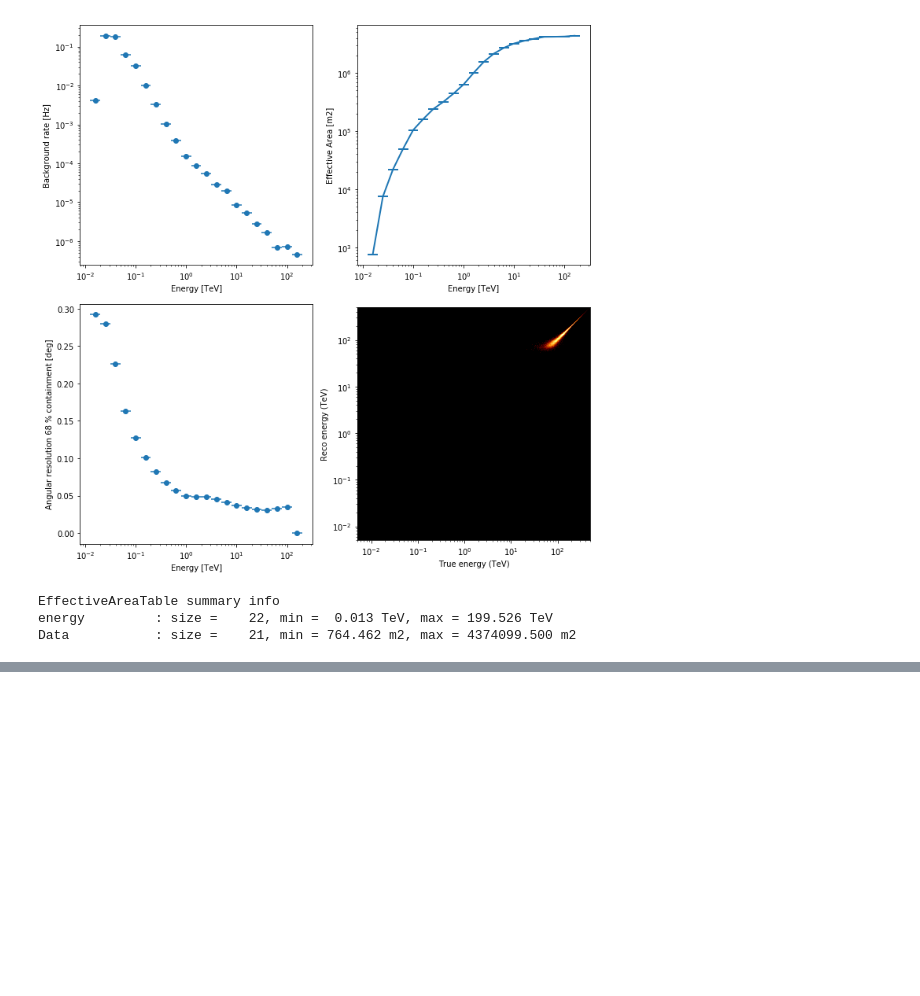
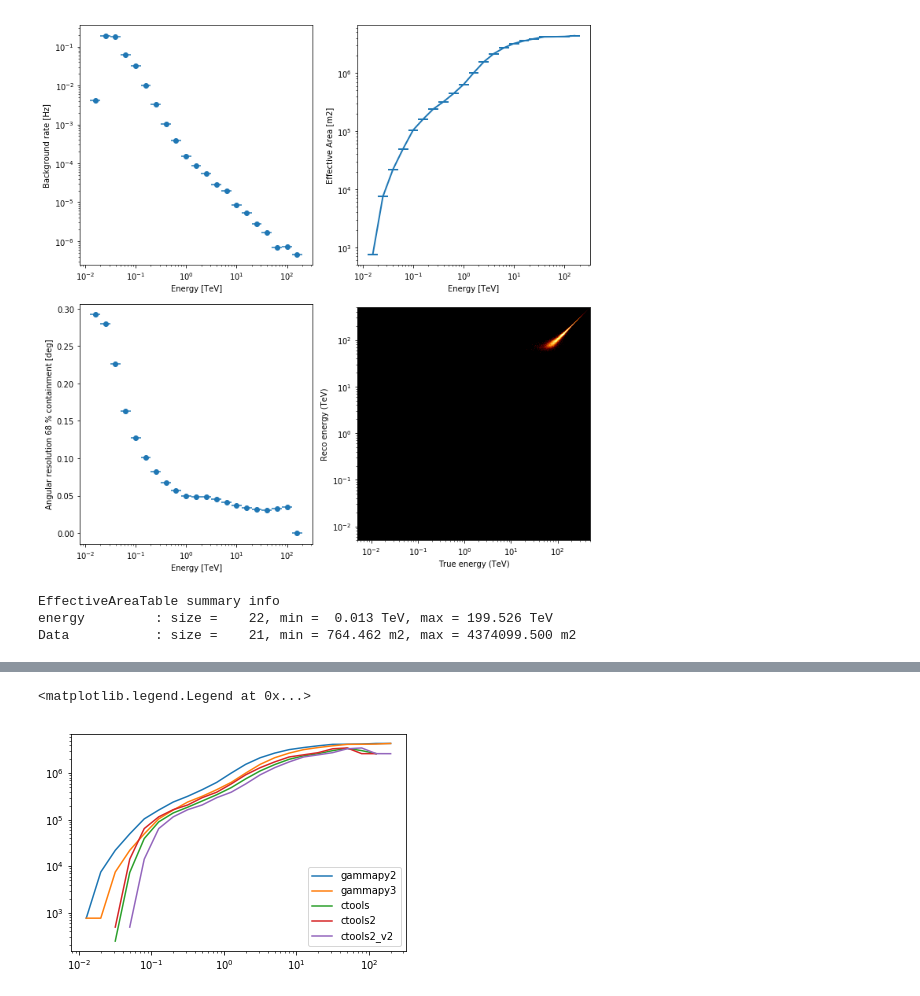
Before and after one commit to gammasky/cta-dc, a Jupyter notebook: irf/prod3/irf_check.ipynb, the cells around one changed output, grey strips where cells are left out. Cells and saved outputs as stored; diff of their text form; code cells hidden in the pictures; blank space fills up the shorter version.

```diff
--- a/irf/prod3/irf_check.ipynb
+++ b/irf/prod3/irf_check.ipynb
@@ -26,3 +47,4 @@ Data           : size =    21, min = 764.462 m2, max = 4374099.500 m2
 # %%
-filename = '$GAMMAPY_EXTRA/datasets/cta/perf_prod2/South_50h/irf_file.fits.gz'
+# filename = '$GAMMAPY_EXTRA/datasets/cta/perf_prod2/South_50h/irf_file.fits.gz'
+filename = 'caldb/data/cta/prod3b/bcf/South_TS_50h/irf_file.fits'
 irf = CTAIrf.read(filename)
@@ -41,0 +91,34 @@ irf.bkg.plot_spectrum(coord=coord)
+# %%
+energy = cta.aeff.energy.data
+
+# Evaluating the CTA response at offset < 1 deg currently doesn't work (returns NaNs)
+# We need to fix the file or interpolator!
+offset = 1.0 * u.deg
+aeff_gammapy = cta.aeff.evaluate(energy)
+# It looks like evaluate here doesn't give an array with the same length as the input `energy`!?
+# As a temp fix,
+aeff_gammapy2 = u.Quantity(list(aeff_gammapy) + [aeff_gammapy[-1]], unit=aeff_gammapy.unit)
+aeff_gammapy3 = u.Quantity([aeff_gammapy[0]] + list(aeff_gammapy), unit=aeff_gammapy.unit)
+#
+
+aeff_ctools = irf.aeff.evaluate(method='linear', energy=energy, offset=offset)
+
+energy_ctools2 = irf.aeff.energy.data
+aeff_ctools2 = irf.aeff.data[:, 0]
+# print(energy.shape, aeff_gammapy.shape, aeff_ctools.shape)
+# print(aeff_ctools)
+
+fig, ax = plt.subplots()
+plt.plot(energy, aeff_gammapy2, label='gammapy2')
+plt.plot(energy, aeff_gammapy3, label='gammapy3')
+plt.plot(energy, aeff_ctools, label='ctools')
+plt.plot(energy_ctools2[:-1], aeff_ctools2, label='ctools2')
+plt.plot(energy_ctools2[1:], aeff_ctools2, label='ctools2_v2')
+plt.loglog()
+plt.legend()
+
+# All the curves are a little different and shifted.
+# At the moment I'm
+# %% [output]
+<matplotlib.legend.Legend at 0x...>
+[figure, added]
```
Also changed, not shown: parts of 13 cells of this notebook.
